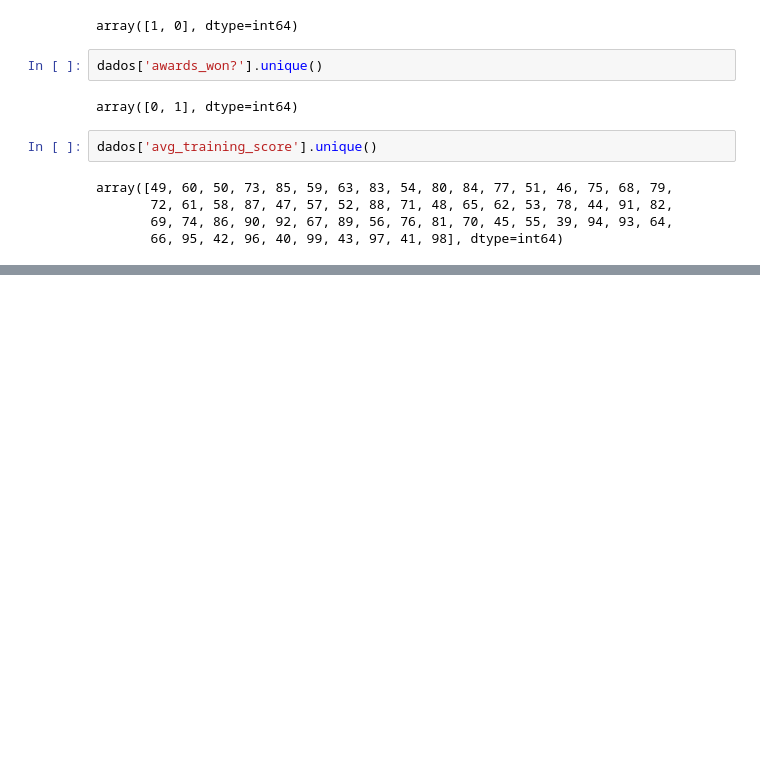
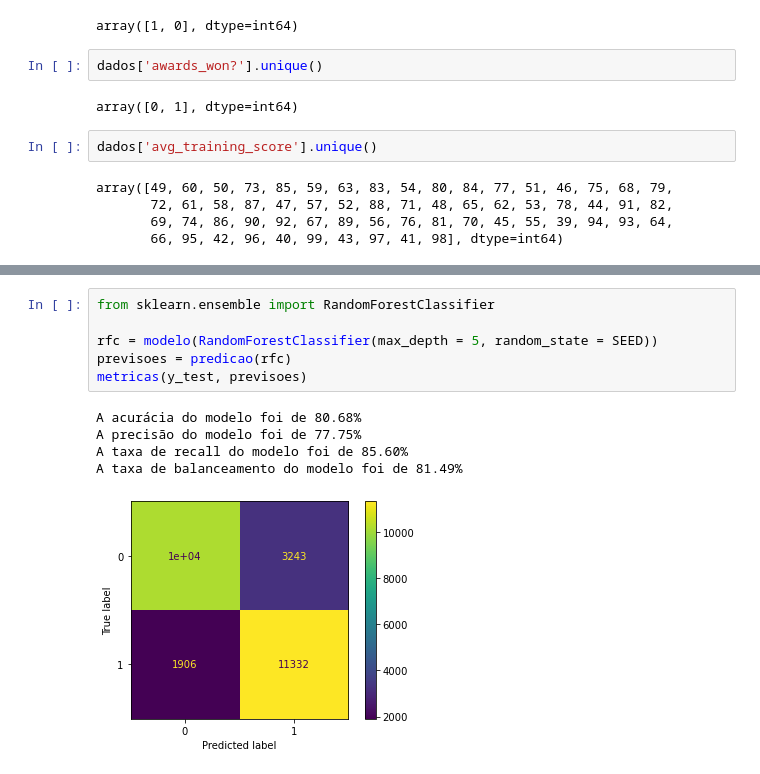
Before and after one commit to MateusSampaio1/Analise_RH, a Jupyter notebook: RH_Analysis.ipynb, the cells around one changed output, grey strips where cells are left out. Cells and saved outputs as stored; diff of their text form; blank space fills up the shorter version.

```diff
--- a/RH_Analysis.ipynb
+++ b/RH_Analysis.ipynb
@@ -229,0 +345,12 @@ A distribuição da variável target é:
+# %%
+from sklearn.ensemble import RandomForestClassifier
+
+rfc = modelo(RandomForestClassifier(max_depth = 5, random_state = SEED))
+previsoes = predicao(rfc)
+metricas(y_test, previsoes)
+# %% [output]
+A acurácia do modelo foi de 80.68%
+A precisão do modelo foi de 77.75%
+A taxa de recall do modelo foi de 85.60%
+A taxa de balanceamento do modelo foi de 81.49%
+[figure, added]
```
Also changed, not shown: parts of 14 cells of this notebook.
